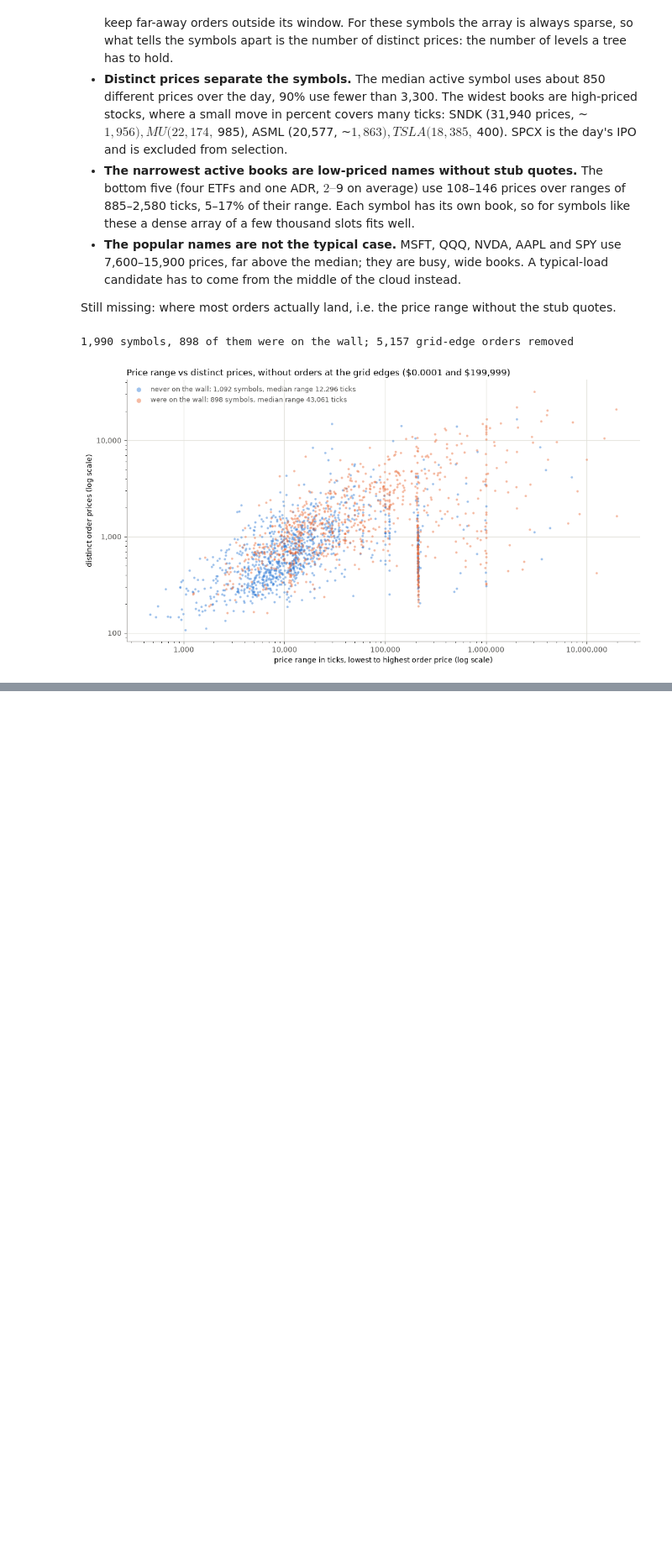
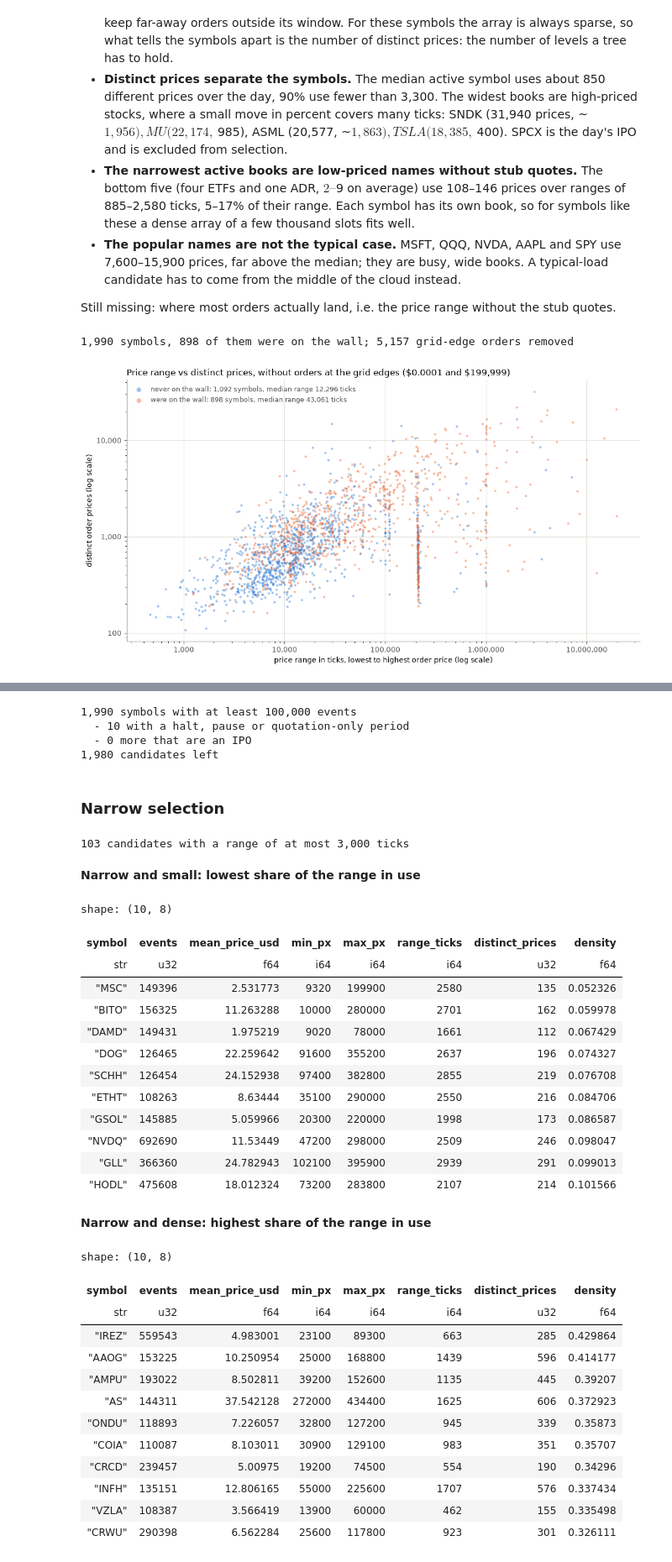
Before and after one commit to Murlokich/Dixchange, a Jupyter notebook: nasdaq-data/eda.ipynb, the cells around one changed output, grey strips where cells are left out. Shown at 84% size. Saved outputs shown, nothing was run; the diff lists cells and outputs as text; code cells hidden in the pictures; blank space fills up the shorter version.

Commit message:
update eda for nasdaq-data with selected symbols

```diff
--- a/nasdaq-data/eda.ipynb
+++ b/nasdaq-data/eda.ipynb
@@ -973,0 +1007,75 @@ A new vertical stripe appears at about 220,000 ticks. It needs more research.
+# %%
+# Symbols with a halt, pause or quotation-only period during the day (any trading state other than "T").
+halted_locates = halts.filter(pl.col("state") != "T").select("locate").unique().collect()["locate"].to_list()
+ipo_locates = symbols.filter(pl.col("ipo_flag") == "Y").select("locate").collect()["locate"].to_list()
+
+# Candidates: symbols with at least MIN_EVENTS events (price_profile_no_edges holds only those),
+# without a halt and not an IPO, with the profile computed without the stub quotes.
+candidates = (
+    price_profile_no_edges
+    .join(event_mix_per_symbol.select("locate", "events"), on="locate", how="left")
+    .filter(~pl.col("locate").is_in(halted_locates), ~pl.col("locate").is_in(ipo_locates))
+    .with_columns((pl.col("distinct_prices") / pl.col("range_ticks")).alias("density"))
+    .select("symbol", "locate", "events", "orders", "min_px", "max_px", "range_ticks", "distinct_prices", "density")
+    .sort("events", descending=True)
+)
+
+active = set(price_profile_no_edges["locate"])
+print(f"{len(active):,} symbols with at least {MIN_EVENTS:,} events")
+print(f"  - {len(active & set(halted_locates)):,} with a halt, pause or quotation-only period")
+print(f"  - {len(active & set(ipo_locates) - set(halted_locates)):,} more that are an IPO")
+print(f"{candidates.height:,} candidates left")
+# %% [output]
+1,990 symbols with at least 100,000 events
+  - 10 with a halt, pause or quotation-only period
+  - 0 more that are an IPO
+1,980 candidates left
+# %% [markdown]
+### Narrow selection
+# %%
+NARROW_RANGE_TICKS = 3_000  # narrow books: at most ~$30 between the lowest and highest order price (from $1 up)
+
+# Narrow candidates, sorted by the share of their range in use (distinct prices / range in ticks).
+narrow = (
+    candidates
+    .filter(pl.col("range_ticks") <= NARROW_RANGE_TICKS)
+    .join(price_profile.select("locate", "mean_price_usd"), on="locate", how="left")
+    .select("symbol", "events", "mean_price_usd", "min_px", "max_px", "range_ticks", "distinct_prices", "density")
+    .sort("density")
+)
+print(f"{narrow.height:,} candidates with a range of at most {NARROW_RANGE_TICKS:,} ticks")
+
+display(Markdown("**Narrow and small: lowest share of the range in use**"))
+display(narrow.head(10))
+display(Markdown("**Narrow and dense: highest share of the range in use**"))
+display(narrow.tail(10).sort("density", descending=True))
+# %% [output]
+103 candidates with a range of at most 3,000 ticks
+**Narrow and small: lowest share of the range in use**
+shape: (10, 8)
+| symbol | events | mean_price_usd | min_px | max_px | range_ticks | distinct_prices | density |
+| str | u32 | f64 | i64 | i64 | i64 | u32 | f64 |
+| "MSC" | 149396 | 2.531773 | 9320 | 199900 | 2580 | 135 | 0.052326 |
+| "BITO" | 156325 | 11.263288 | 10000 | 280000 | 2701 | 162 | 0.059978 |
+| "DAMD" | 149431 | 1.975219 | 9020 | 78000 | 1661 | 112 | 0.067429 |
+| "DOG" | 126465 | 22.259642 | 91600 | 355200 | 2637 | 196 | 0.074327 |
+| "SCHH" | 126454 | 24.152938 | 97400 | 382800 | 2855 | 219 | 0.076708 |
+| "ETHT" | 108263 | 8.63444 | 35100 | 290000 | 2550 | 216 | 0.084706 |
+| "GSOL" | 145885 | 5.059966 | 20300 | 220000 | 1998 | 173 | 0.086587 |
+| "NVDQ" | 692690 | 11.53449 | 47200 | 298000 | 2509 | 246 | 0.098047 |
+| "GLL" | 366360 | 24.782943 | 102100 | 395900 | 2939 | 291 | 0.099013 |
+| "HODL" | 475608 | 18.012324 | 73200 | 283800 | 2107 | 214 | 0.101566 |
+**Narrow and dense: highest share of the range in use**
+shape: (10, 8)
+| symbol | events | mean_price_usd | min_px | max_px | range_ticks | distinct_prices | density |
+| str | u32 | f64 | i64 | i64 | i64 | u32 | f64 |
+| "IREZ" | 559543 | 4.983001 | 23100 | 89300 | 663 | 285 | 0.429864 |
+| "AAOG" | 153225 | 10.250954 | 25000 | 168800 | 1439 | 596 | 0.414177 |
+| "AMPU" | 193022 | 8.502811 | 39200 | 152600 | 1135 | 445 | 0.39207 |
+| "AS" | 144311 | 37.542128 | 272000 | 434400 | 1625 | 606 | 0.372923 |
+| "ONDU" | 118893 | 7.226057 | 32800 | 127200 | 945 | 339 | 0.35873 |
+| "COIA" | 110087 | 8.103011 | 30900 | 129100 | 983 | 351 | 0.35707 |
+| "CRCD" | 239457 | 5.00975 | 19200 | 74500 | 554 | 190 | 0.34296 |
+| "INFH" | 135151 | 12.806165 | 55000 | 225600 | 1707 | 576 | 0.337434 |
+| "VZLA" | 108387 | 3.566419 | 13900 | 60000 | 462 | 155 | 0.335498 |
+| "CRWU" | 290398 | 6.562284 | 25600 | 117800 | 923 | 301 | 0.326111 |
```
Also changed, not shown: parts of 17 cells of this notebook.
